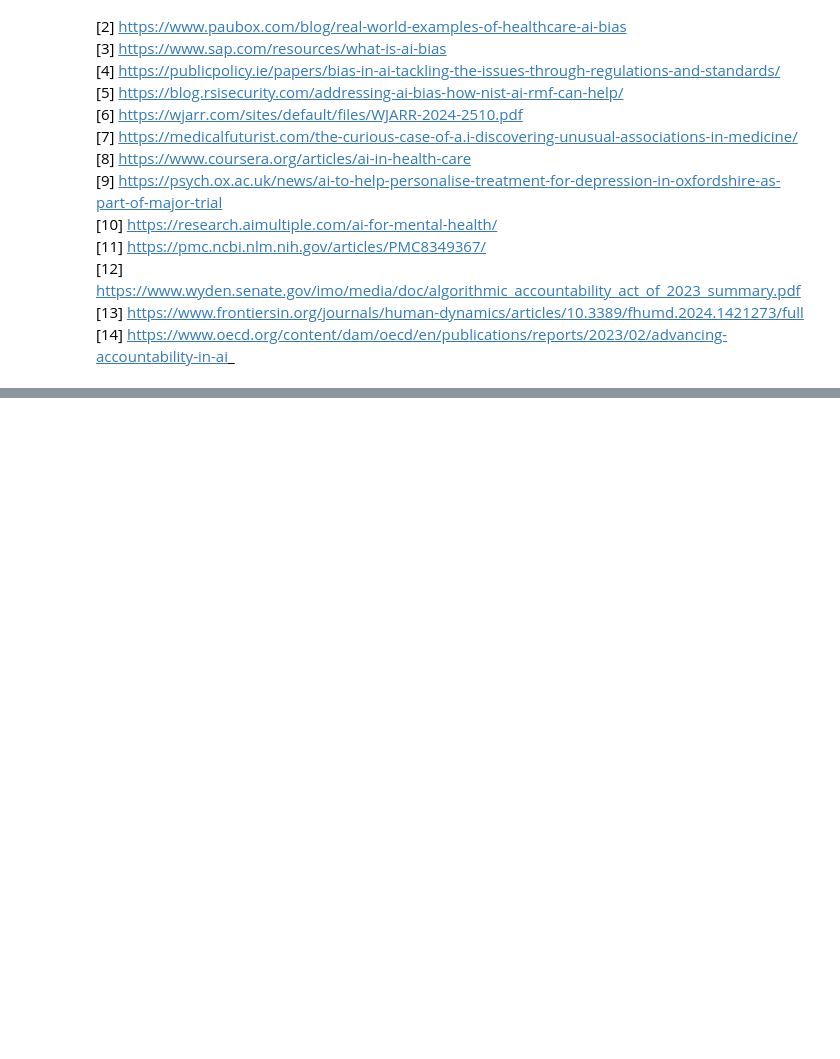
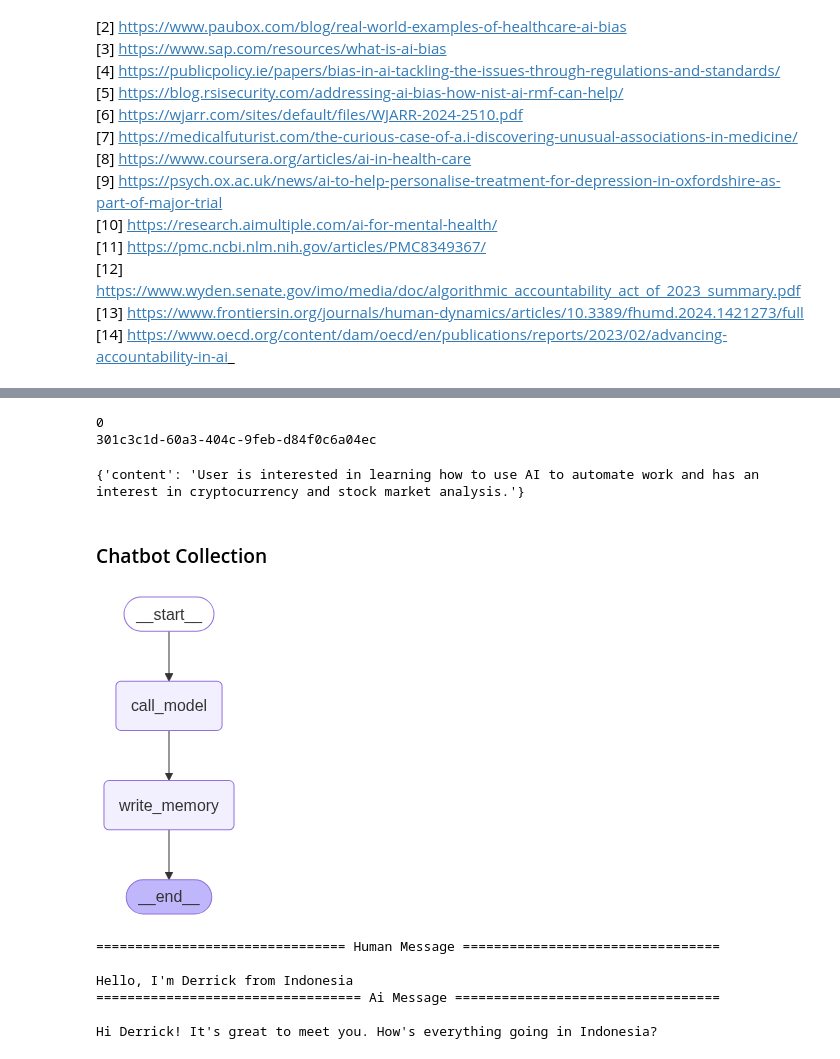
Before and after one commit to DerrickVericho/LLM-Portofolio, a Jupyter notebook: notebook/langgraph.ipynb, the cells around one changed output, grey strips where cells are left out. Saved outputs shown, nothing was run; the diff lists cells and outputs as text; code cells hidden in the pictures; blank space fills up the shorter version.

```diff
--- a/notebook/langgraph.ipynb
+++ b/notebook/langgraph.ipynb
@@ -3769,0 +3782,2 @@ The exploration of artificial intelligence (AI) reveals its profound impact acro
+# %%
+in_memory_store = InMemoryStore()
@@ -3769,0 +4447,5 @@ The exploration of artificial intelligence (AI) reveals its profound impact acro
+# %%
+result = trustcall_extractor.invoke({"messages": updated_conversation, "existing": existing_memories})
+# %%
+for m in result["messages"]:
+    m.pretty_print()
@@ -3769,0 +4468,35 @@ The exploration of artificial intelligence (AI) reveals its profound impact acro
+# %%
+for r_meta in result["response_metadata"]:
+    print(r_meta.get("json_doc_id", str(uuid.uuid4())))
+# %% [output]
+0
+301c3c1d-60a3-404c-9feb-d84f0c6a04ec
+# %%
+result["responses"][0].model_dump(mode="json")
+# %% [output]
+{'content': 'User is interested in learning how to use AI to automate work and has an interest in cryptocurrency and stock market analysis.'}
+# %% [markdown]
+### Chatbot Collection
+# %%
+model = ChatOpenAI(model="gpt-4o-mini", temperature=0)
+namespace_id = "memories"
+
+class Memory(BaseModel):
+    content: str = Field(description="The main memory of user content. For example: user expressed interest in coffee")
+
+trustcall_extractor = create_extractor(model, tools=[Memory], tool_choice="Memory", enable_inserts=True)
+
+MODEL_SYSTEM_MESSAGE = """You are a helpful chatbot. You are designed to be a companion to a user.
+
+You have a long term memory which keeps track of information you learn about the user over time.
+
+Current Memory (may include updated memories from this conversation): {memory}
+"""
+
+# Trustcall instruction
+TRUSTCALL_INSTRUCTION = """Reflect on following interaction.
+
+Use the provided tools to retain any necessary memories about the user.
+
+Use parallel tool calling to handle updates and insertions simultaneously:
+"""
@@ -3769,0 +4538,31 @@ The exploration of artificial intelligence (AI) reveals its profound impact acro
+# %%
+builder = StateGraph(MessagesState)
+builder.add_node("call_model", call_model)
+builder.add_node("write_memory", write_memory)
+
+builder.add_edge(START, "call_model")
+builder.add_edge("call_model", "write_memory")
+builder.add_edge("write_memory", END)
+
+within_thread_memory = MemorySaver()
+across_thread_memory = InMemoryStore()
+
+graph = builder.compile(checkpointer=within_thread_memory, store=across_thread_memory)
+
+display(Image(graph.get_graph(xray=1).draw_mermaid_png()))
+# %% [output]
+[figure, added]
+# %%
+config = {"configurable": {"thread_id": "memory", "user_id": "tes_id1"}}
+
+input_messages = [HumanMessage(content="Hello, I'm Derrick from Indonesia")]
+
+for chunk in graph.stream({"messages": input_messages}, config, stream_mode="values"):
+    chunk["messages"][-1].pretty_print()
+# %% [output]
+================================ Human Message =================================
+
+Hello, I'm Derrick from Indonesia
+================================== Ai Message ==================================
+
+Hi Derrick! It's great to meet you. How's everything going in Indonesia?
```
Also changed, not shown: parts of 72 cells of this notebook, 6 other files.
